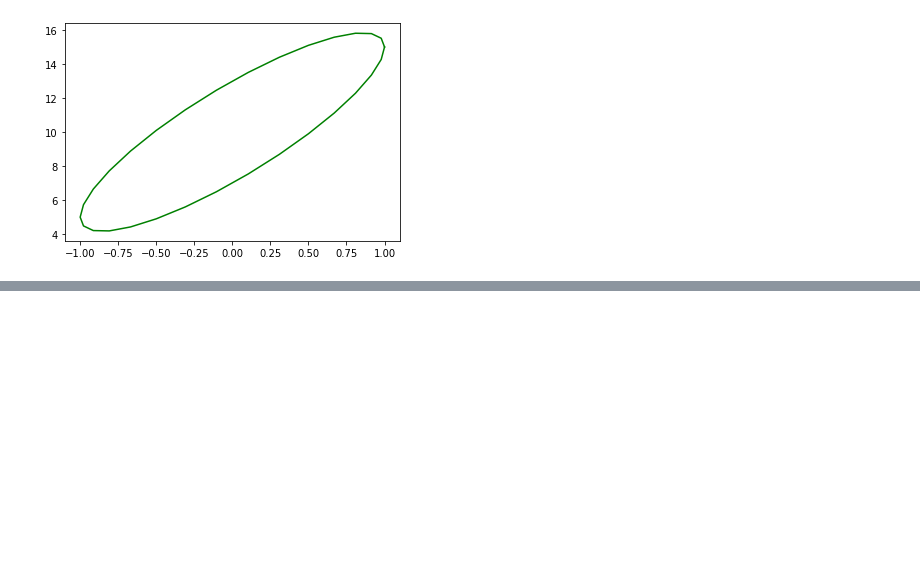
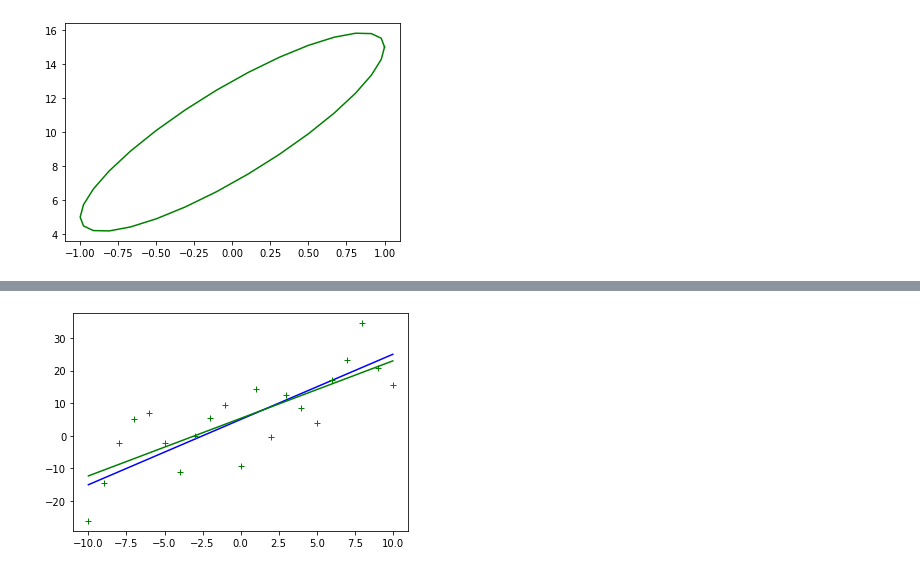
Before and after one commit to everestso/Fall21Spring22, a Jupyter notebook: c191f21_1.ipynb, the cells around one changed output, grey strips where cells are left out. Cells and saved outputs as stored; diff of their text form; code cells hidden in the pictures; blank space fills up the shorter version.

```diff
--- a/c191f21_1.ipynb
+++ b/c191f21_1.ipynb
@@ -73,0 +114,8 @@ plt.show()
+# %%
+yPredicted = [F([w0,w1], x) for x in data]
+plt.plot(dataX1, Y, "b")
+plt.plot(dataX1, yPredicted, "g")
+plt.plot(dataX1, yNoise, "g+")
+plt.show()
+# %% [output]
+[figure, added]
```
Also changed, not shown: parts of 5 cells of this notebook.
